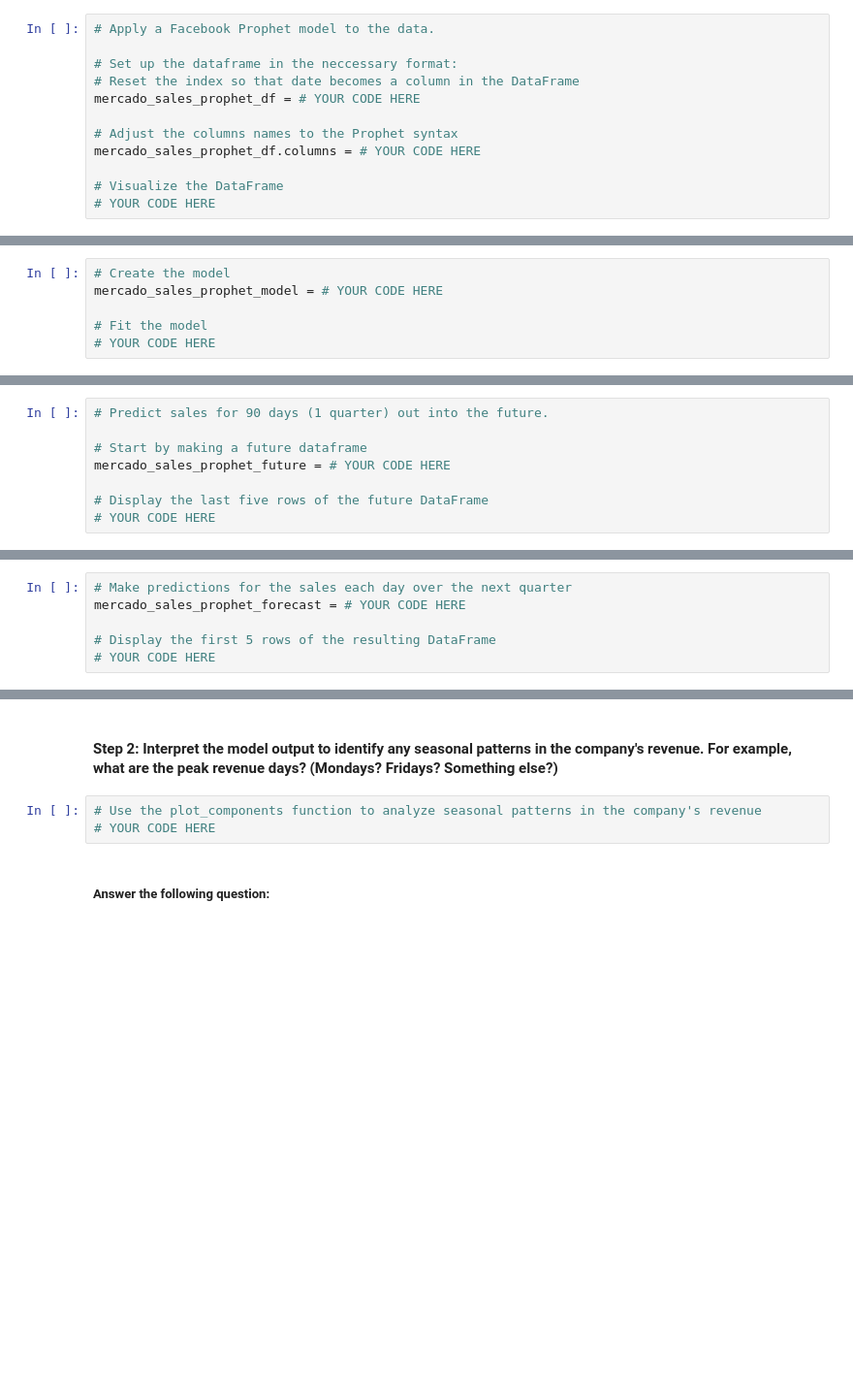
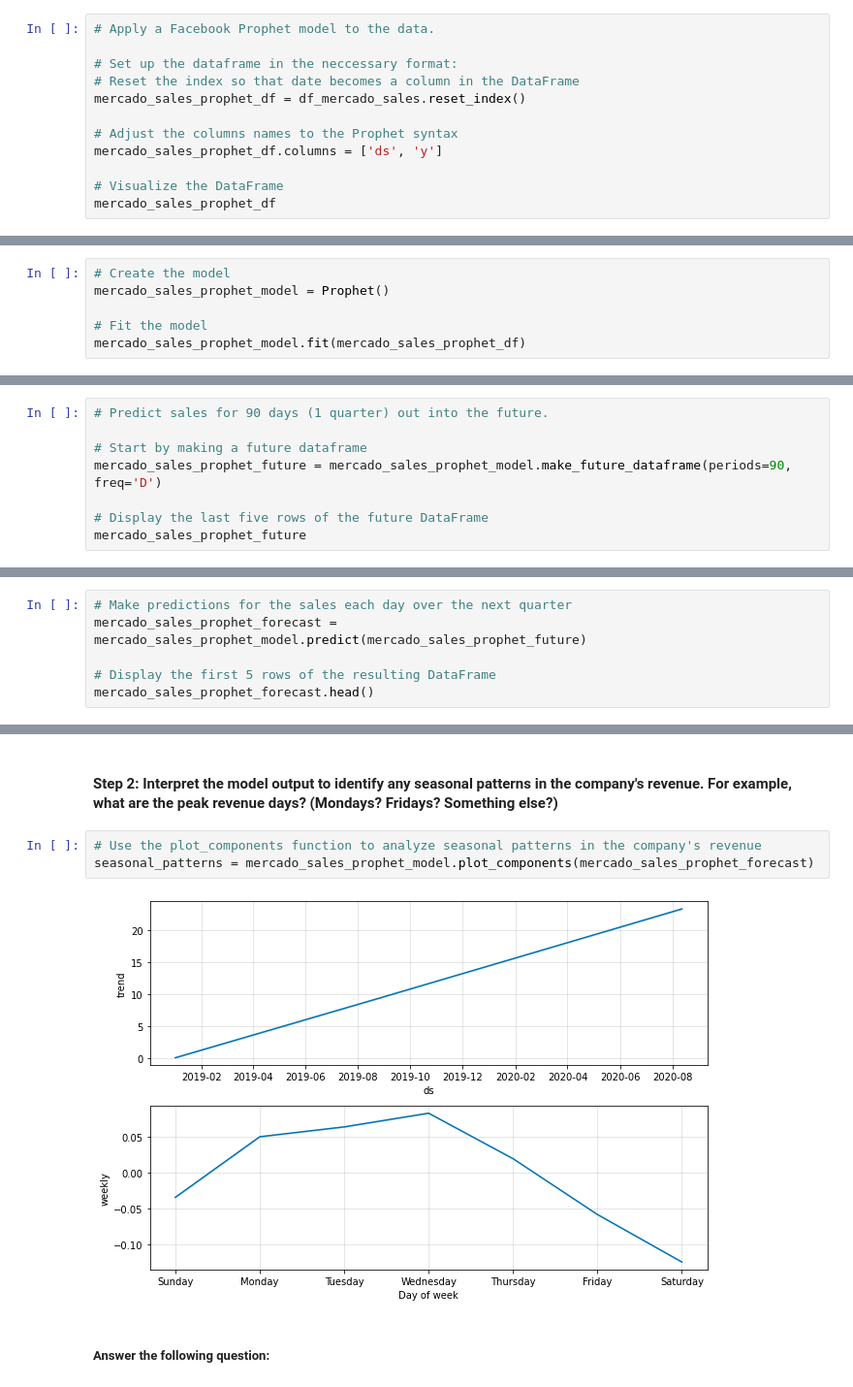
Before and after one commit to mchavis1001/Forecasting-Net-Prophet, a Jupyter notebook: forecasting_net_prophet.ipynb, the cells around one changed output, grey strips where cells are left out. Shown at 97% size. Drawn from its saved outputs; the diff is of its cells as text; blank space fills up the shorter version.

```diff
--- a/forecasting_net_prophet.ipynb
+++ b/forecasting_net_prophet.ipynb
@@ -482,10 +693,10 @@ hv.extension('bokeh')
 
 # Set up the dataframe in the neccessary format:
 # Reset the index so that date becomes a column in the DataFrame
-mercado_sales_prophet_df = # YOUR CODE HERE
+mercado_sales_prophet_df = df_mercado_sales.reset_index()
 
 # Adjust the columns names to the Prophet syntax
-mercado_sales_prophet_df.columns = # YOUR CODE HERE
+mercado_sales_prophet_df.columns = ['ds', 'y']
 
 # Visualize the DataFrame
-# YOUR CODE HERE
+mercado_sales_prophet_df
@@ -492,6 +717,6 @@ mercado_sales_prophet_df.columns = # YOUR CODE HERE
 # %%
 # Create the model
-mercado_sales_prophet_model = # YOUR CODE HERE
+mercado_sales_prophet_model = Prophet()
 
 # Fit the model
-# YOUR CODE HERE
+mercado_sales_prophet_model.fit(mercado_sales_prophet_df)
@@ -499,7 +728,7 @@ mercado_sales_prophet_model = # YOUR CODE HERE
 # Predict sales for 90 days (1 quarter) out into the future.
 
 # Start by making a future dataframe
-mercado_sales_prophet_future = # YOUR CODE HERE
+mercado_sales_prophet_future = mercado_sales_prophet_model.make_future_dataframe(periods=90, freq='D')
 
 # Display the last five rows of the future DataFrame
-# YOUR CODE HERE
+mercado_sales_prophet_future
@@ -506,6 +749,6 @@ mercado_sales_prophet_future = # YOUR CODE HERE
 # %%
 # Make predictions for the sales each day over the next quarter
-mercado_sales_prophet_forecast = # YOUR CODE HERE
+mercado_sales_prophet_forecast = mercado_sales_prophet_model.predict(mercado_sales_prophet_future)
 
 # Display the first 5 rows of the resulting DataFrame
-# YOUR CODE HERE
+mercado_sales_prophet_forecast.head()
@@ -513,7 +763,9 @@ mercado_sales_prophet_forecast = # YOUR CODE HERE
 #### Step 2: Interpret the model output to identify any seasonal patterns in the company's revenue. For example, what are the peak revenue days? (Mondays? Fridays? Something else?)
 # %%
 # Use the plot_components function to analyze seasonal patterns in the company's revenue
-# YOUR CODE HERE
+seasonal_patterns = mercado_sales_prophet_model.plot_components(mercado_sales_prophet_forecast)
+# %% [output]
+[figure, added]
 # %% [markdown]
 ##### Answer the following question:
 # %% [markdown]
```
Also changed, not shown: parts of 44 cells of this notebook.
